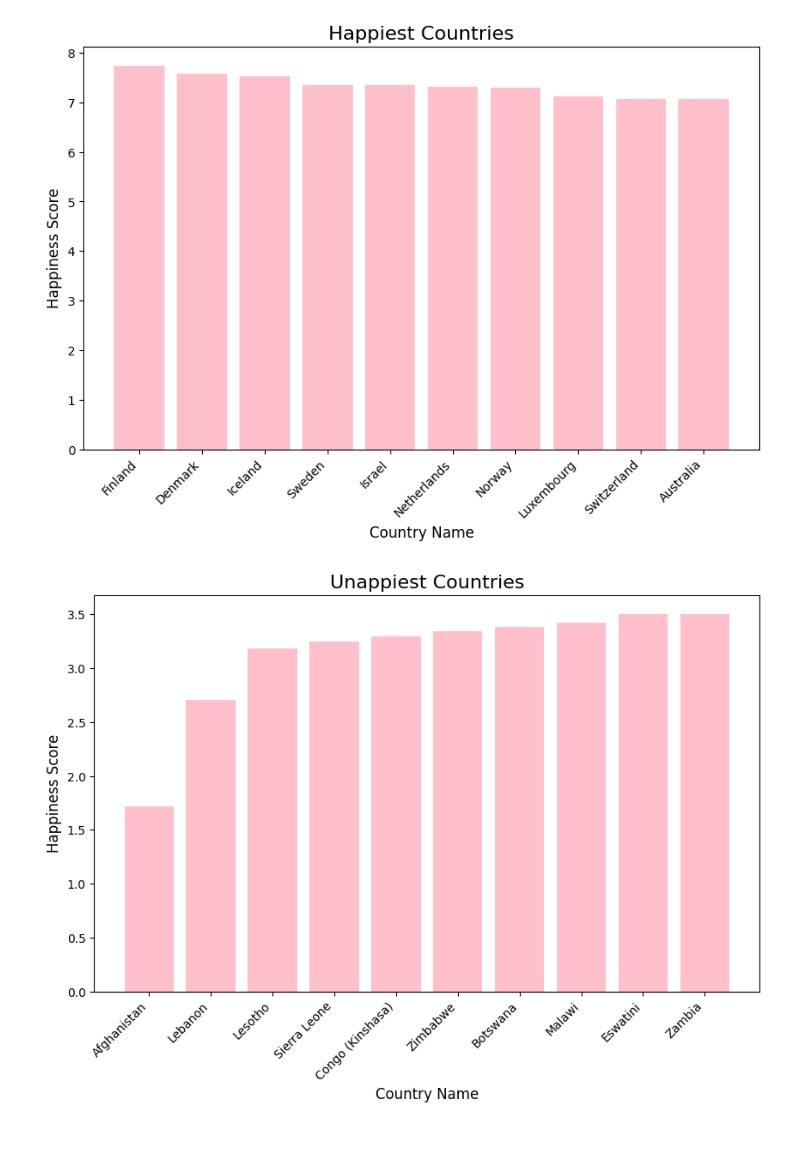
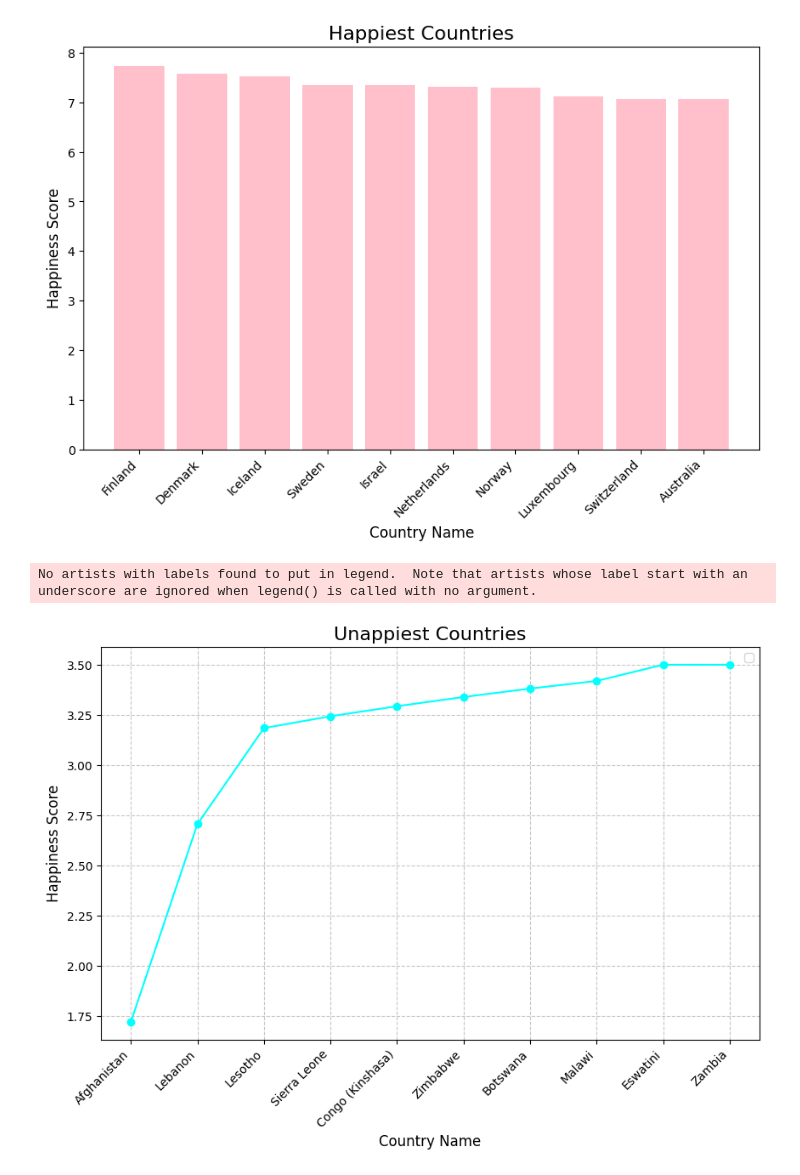
Before and after one commit to LearnerAnisha/python, a Jupyter notebook: coursework1.ipynb, the cells around one changed output. Cells and saved outputs as stored; diff of their text form; code cells hidden in the pictures; blank space fills up the shorter version.

Commit message:
correct the plot in line chart

```diff
--- a/coursework1.ipynb
+++ b/coursework1.ipynb
@@ -170,14 +170,17 @@ plt.show()
 # %%
 unhappiest_countries = wlr.sort_values(by = 'score',ascending=True)
 x_values = unhappiest_countries['Country name'].head(10)
 y_values = unhappiest_countries['score'].head(10)
 # Create the bar plot
 plt.figure(figsize=(10, 6))
-plt.line(x_values, y_values, color='pink')
+plt.plot(x_values, y_values,marker='o',color='cyan')
 plt.title('Unappiest Countries', fontsize=16)
 plt.xlabel('Country Name', fontsize=12)
 plt.ylabel('Happiness Score', fontsize=12)
 plt.xticks(rotation=45, ha='right')
+plt.grid(axis='both', linestyle='--', alpha=0.7)
+plt.legend()
 plt.show()
 # %% [output]
+No artists with labels found to put in legend.  Note that artists whose label start with an underscore are ignored when legend() is called with no argument.
-[figure, old version]
+[figure, new version]
```
